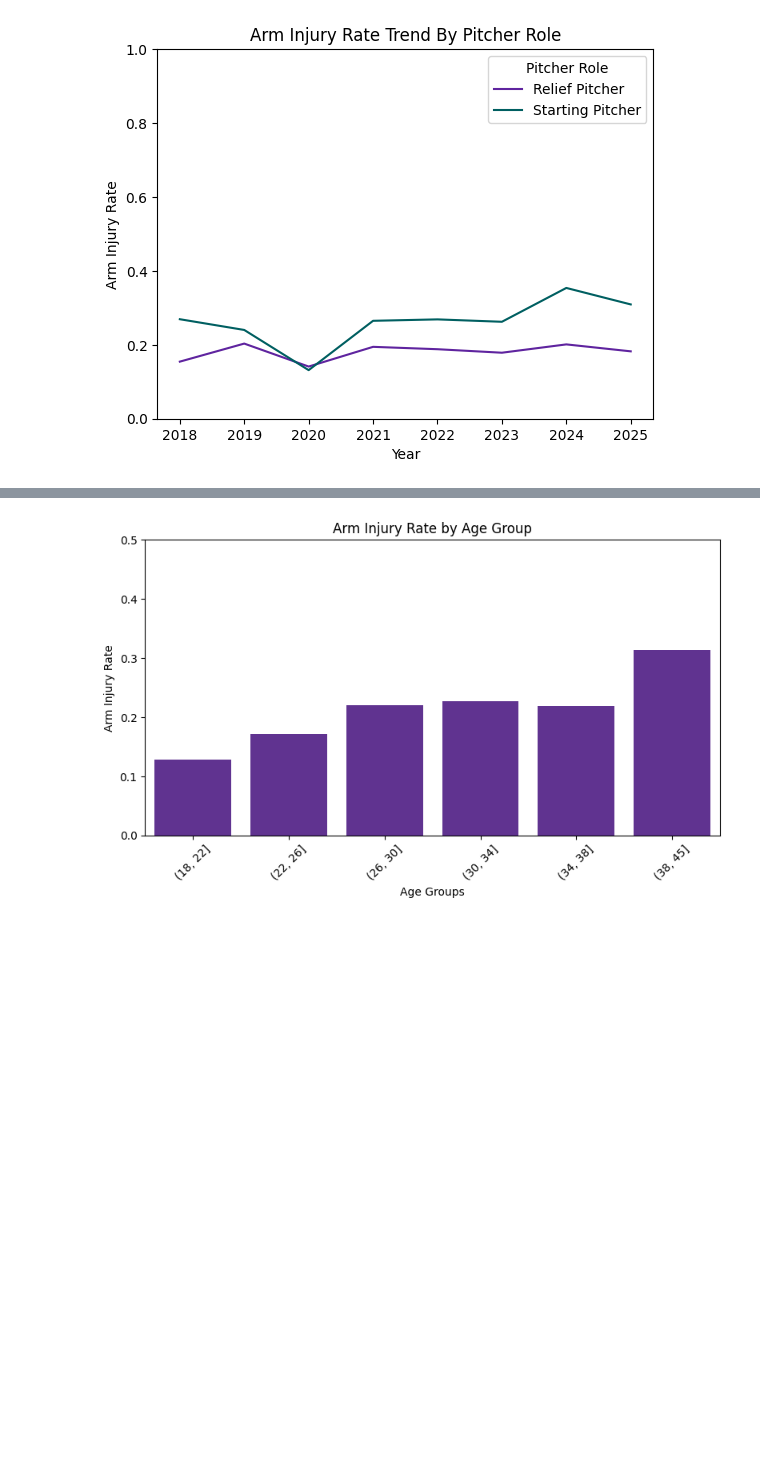
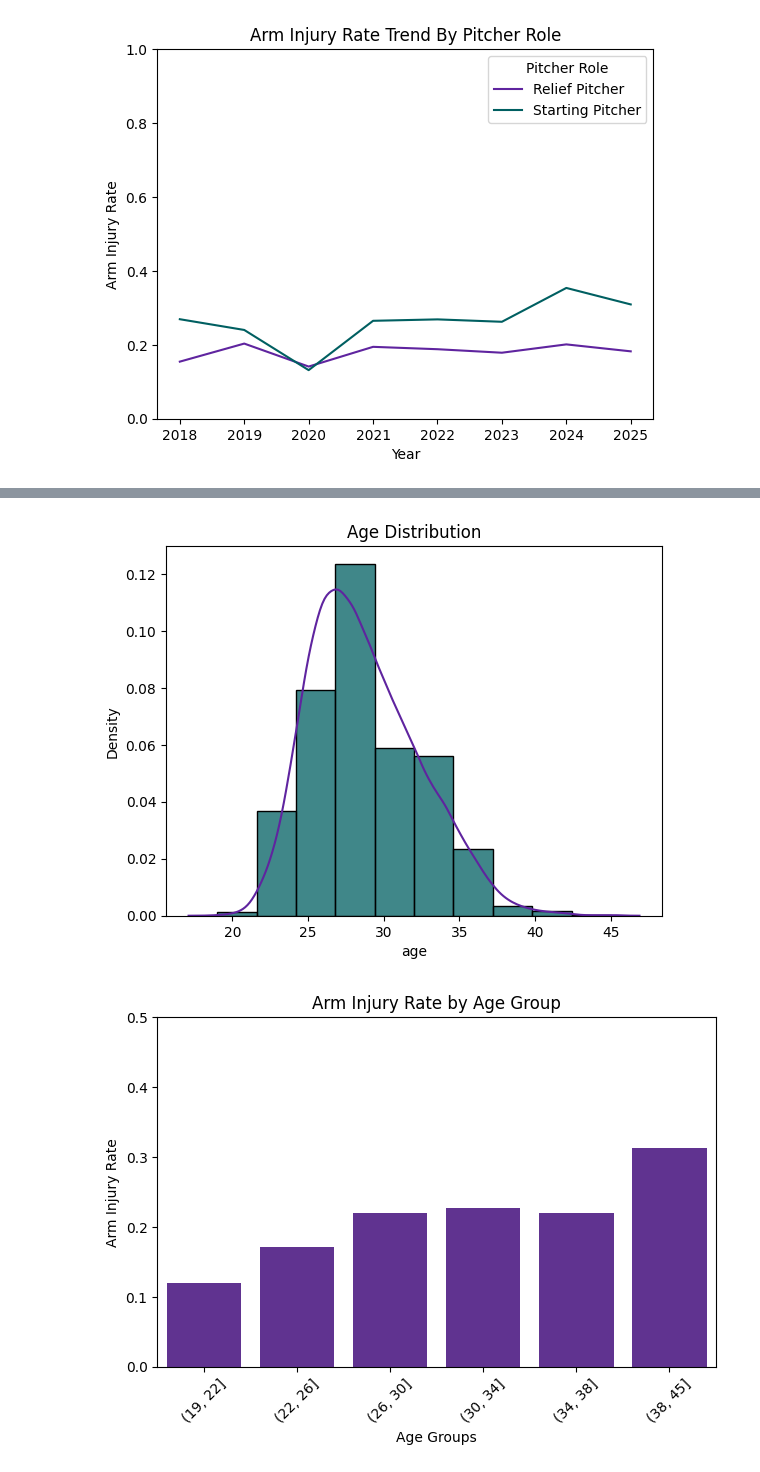
Before and after one commit to SatrunsDream/Workload-effect-on-pitcher-injury, a Jupyter notebook: EDA.ipynb, the cells around one changed output, grey strips where cells are left out. Cells and saved outputs as stored; diff of their text form; code cells hidden in the pictures; blank space fills up the shorter version.

```diff
--- a/EDA.ipynb
+++ b/EDA.ipynb
@@ -46,8 +51,8 @@ def get_name_birth(id: int):
                  r['people'][0]['birthCountry'],
                  r['people'][0]['height'],
                  r['people'][0]['weight'],
+                 r['people'][0]['pitchHand']['code']
                  ]
-
     list_attr[3] = int(list_attr[3].split(' ')[0].strip("'"))*12 + int(list_attr[3].split(' ')[1].strip("\"")) ## changes 6'2" into inches
     list_attr[4] = float(list_attr[4]) ## makes sure weight is a number
     return list_attr
@@ -309,4 +281,0 @@ names_and_bdays
-# %%
-mlb_data = pd.read_csv('mlb_data.csv').iloc[:, 1:].copy()
-mlb_data = mlb_data.drop(columns=['id_x', 'birth_year_x', 'birth_country_x', 'height_x', 'weight_x', 'id_y', 'birth_year_y', 'birth_country_y', 'height_y', 'weight_y'])
-mlb_data
@@ -327,29 +282,30 @@ mlb_data
 # %%
 print('Starting the birthday process')
-## finds who the real pitchers are in the dataset, as well as their birth year to find age -> takes about 3 min for one season's worth of pitchers
+## finds who the real pitchers are in the dataset, as well as their birth year to find age -> takes about 5 min for one season's worth of pitchers
 pitcher_list = mlb_data[['player_name', 'pitcher']].drop_duplicates()
 births = {i: get_name_birth(i) for i in pitcher_list['pitcher'].unique().tolist()}
-mlb_api_cols = ['birth_year', 'primary_pos', 'birth_country', 'height', 'weight']
+mlb_api_cols = ['birth_year', 'primary_pos', 'birth_country', 'height', 'weight', 'hand']
 names_and_bdays = pd.DataFrame.from_dict(births, orient='index', columns=mlb_api_cols).reset_index(names='id')
 ## keeps it to only pitchers and excludes position players
 names_and_bdays = names_and_bdays[names_and_bdays['primary_pos'].isin(['P', 'TWP'])].reset_index(drop=True).copy()
-names_and_bdays = names_and_bdays[['id', 'birth_year', 'birth_country', 'height', 'weight']].copy()
+names_and_bdays = names_and_bdays[['id', 'birth_year', 'birth_country', 'height', 'weight', 'hand']].copy()
 print('Finished the birthday process')
 # %% [output]
 Starting the birthday process
 Finished the birthday process
 # %%
-temp = mlb_data.copy()
-temp = temp[temp['pitcher'].isin(names_and_bdays['id'].unique())].reset_index(drop=True).copy()
-temp = temp.merge(names_and_bdays, how='left', left_on='pitcher', right_on='id').copy()
-temp['age'] = temp['game_year'] - temp['birth_year'].astype(int) ## creates the age column
-temp['height'] = temp['height'] / 39.37 ## in to m
-temp['weight'] = temp['weight'] / 2.205 ## lbs to kgs
-temp['bmi'] = temp['weight'] / (temp['height'] ** 2) ## bmi
+final_mlb_dataset = mlb_data.copy()
+final_mlb_dataset = final_mlb_dataset[final_mlb_dataset['pitcher'].isin(names_and_bdays['id'].unique())].reset_index(drop=True).copy()
+final_mlb_dataset = final_mlb_dataset.merge(names_and_bdays, how='left', left_on='pitcher', right_on='id').copy()
+final_mlb_dataset['age'] = final_mlb_dataset['game_year'] - final_mlb_dataset['birth_year'].astype(int) ## creates the age column
+final_mlb_dataset['height'] = final_mlb_dataset['height'] / 39.37 ## in to m
+final_mlb_dataset['weight'] = final_mlb_dataset['weight'] / 2.205 ## lbs to kgs
+final_mlb_dataset['bmi'] = final_mlb_dataset['weight'] / (final_mlb_dataset['height'] ** 2) ## bmi
 
 ## changes the format of the name to be normalized
-temp['player_name'] = temp['player_name'].apply(lambda x: x.split(', ')[1].strip() + ' ' + x.split(', ')[0].strip()).str.lower()
-temp
+final_mlb_dataset['player_name'] = final_mlb_dataset['player_name'].apply(lambda x: x.split(', ')[1].strip() + ' ' + x.split(', ')[0].strip()).str.lower()
+final_mlb_dataset = final_mlb_dataset.drop(columns=['id', 'birth_year']).copy()
+final_mlb_dataset
 # %% [output]
 |  | player_name | pitcher | game_year | num_pitches_thrown | num_games | num_bf | bf_per_game | ... |
 | 0 | jason adam | 592094 | 2018 | 571 | 31 | 142 | 4.580645 | ... |
@@ -571,16 +580,23 @@ plt.show()
 # %%
-pitcher_data_w_injuries['age_bin'] = pd.cut(pitcher_data_w_injuries['age'], bins=[18, 22, 26, 30, 34, 38, 45])
-injury_by_age = (pitcher_data_w_injuries.groupby('age_bin', observed=True)['had_arm_injury_this_year'].mean())
-injury_by_age
+age_visual = pitcher_data_w_injuries.copy()
+age_visual['age_bin'] = pd.cut(age_visual['age'], bins=[19, 22, 26, 30, 34, 38, 45])
+injury_by_age = (age_visual.groupby('age_bin', observed=True)['had_arm_injury_this_year'].mean())
 
-plt.figure(figsize=(8, 5))
+plt.figure()
+sns.histplot(data=age_visual, x='age', bins=10, stat='density', color=teal_color)
+sns.kdeplot(data=age_visual, x='age', color=purple_color)
+plt.title('Age Distribution')
+plt.show()
+
+plt.figure()
 sns.barplot(injury_by_age, color=purple_color)
 plt.ylabel('Arm Injury Rate')
 plt.xlabel('Age Groups')
 plt.title('Arm Injury Rate by Age Group')
 plt.xticks(rotation=45)
 plt.ylim(0, 0.5)
 plt.tight_layout()
 plt.show()
 # %% [output]
-[figure, old version]
+[figure, new version]
+[figure, added]
```
Also changed, not shown: parts of 21 cells of this notebook, 3 other files.
